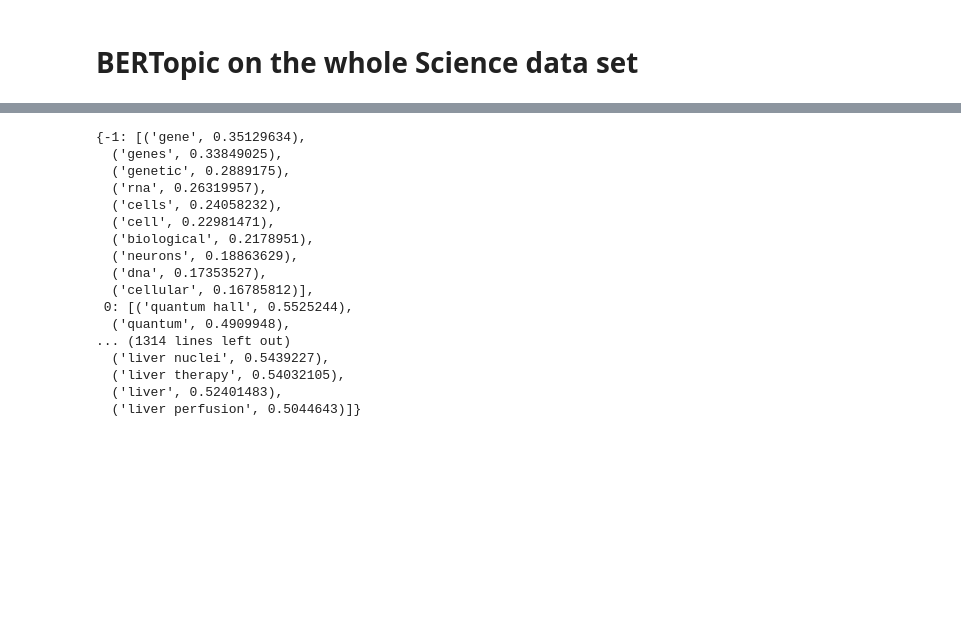
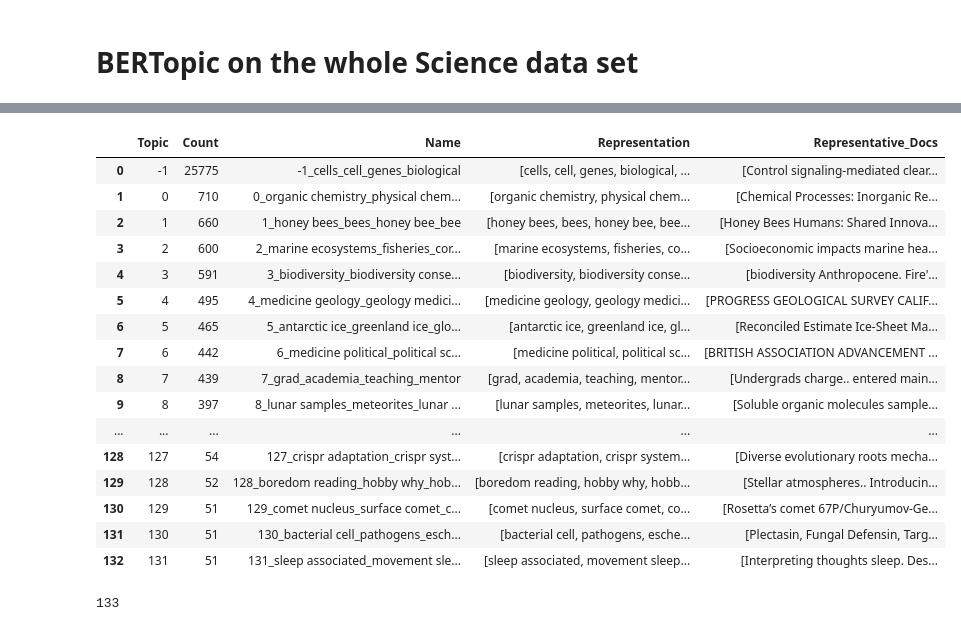
Before and after one commit to KutlualpTazefidan/convergence_oracle, a Jupyter notebook: Playground_KT/fetching/0_Semantic_API_kt/1_0_0_Clustering_using_BerTopic_for_SemanticScholar.ipynb, the cells around one changed output, grey strips where cells are left out. Saved outputs shown, nothing was run; the diff lists cells and outputs as text; code cells hidden in the pictures; blank space fills up the shorter version.

```diff
--- a/Playground_KT/fetching/0_Semantic_API_kt/1_0_0_Clustering_using_BerTopic_for_SemanticScholar.ipynb
+++ b/Playground_KT/fetching/0_Semantic_API_kt/1_0_0_Clustering_using_BerTopic_for_SemanticScholar.ipynb
@@ -293,21 +448,29 @@ model.get_topic_info()
+# %%
+# Assuming you have already fitted a BERTopic model
+topic_info_df = model.get_topic_info()
+
+# Display the contents of the DataFrame
+display(topic_info_df)
+# %% [output]
+|  | Topic | Count | Name | Representation | Representative_Docs |
+| 0 | -1 | 25775 | -1_cells_cell_genes_biological | [cells, cell, genes, biological, ... | [Control signaling-mediated clear... |
+| 1 | 0 | 710 | 0_organic chemistry_physical chem... | [organic chemistry, physical chem... | [Chemical Processes: Inorganic Re... |
+| 2 | 1 | 660 | 1_honey bees_bees_honey bee_bee | [honey bees, bees, honey bee, bee... | [Honey Bees Humans: Shared Innova... |
+| 3 | 2 | 600 | 2_marine ecosystems_fisheries_cor... | [marine ecosystems, fisheries, co... | [Socioeconomic impacts marine hea... |
+| 4 | 3 | 591 | 3_biodiversity_biodiversity conse... | [biodiversity, biodiversity conse... | [biodiversity Anthropocene. Fire'... |
+| 5 | 4 | 495 | 4_medicine geology_geology medici... | [medicine geology, geology medici... | [PROGRESS GEOLOGICAL SURVEY CALIF... |
+| 6 | 5 | 465 | 5_antarctic ice_greenland ice_glo... | [antarctic ice, greenland ice, gl... | [Reconciled Estimate Ice-Sheet Ma... |
+| 7 | 6 | 442 | 6_medicine political_political sc... | [medicine political, political sc... | [BRITISH ASSOCIATION ADVANCEMENT ... |
+| 8 | 7 | 439 | 7_grad_academia_teaching_mentor | [grad, academia, teaching, mentor... | [Undergrads charge.. entered main... |
+| 9 | 8 | 397 | 8_lunar samples_meteorites_lunar ... | [lunar samples, meteorites, lunar... | [Soluble organic molecules sample... |
+| ... | ... | ... | ... | ... | ... |
+| 128 | 127 | 54 | 127_crispr adaptation_crispr syst... | [crispr adaptation, crispr system... | [Diverse evolutionary roots mecha... |
+| 129 | 128 | 52 | 128_boredom reading_hobby why_hob... | [boredom reading, hobby why, hobb... | [Stellar atmospheres.. Introducin... |
+| 130 | 129 | 51 | 129_comet nucleus_surface comet_c... | [comet nucleus, surface comet, co... | [Rosetta’s comet 67P/Churyumov-Ge... |
+| 131 | 130 | 51 | 130_bacterial cell_pathogens_esch... | [bacterial cell, pathogens, esche... | [Plectasin, Fungal Defensin, Targ... |
+| 132 | 131 | 51 | 131_sleep associated_movement sle... | [sleep associated, movement sleep... | [Interpreting thoughts sleep. Des... |
 # %%
 topic_dict = model.get_topics()
-display(topic_dict)
+display(len(topic_dict))
 # %% [output]
-{-1: [('gene', 0.35129634),
-  ('genes', 0.33849025),
-  ('genetic', 0.2889175),
-  ('rna', 0.26319957),
-  ('cells', 0.24058232),
-  ('cell', 0.22981471),
-  ('biological', 0.2178951),
-  ('neurons', 0.18863629),
-  ('dna', 0.17353527),
-  ('cellular', 0.16785812)],
- 0: [('quantum hall', 0.5525244),
-  ('quantum', 0.4909948),
-... (1314 lines left out)
-  ('liver nuclei', 0.5439227),
-  ('liver therapy', 0.54032105),
-  ('liver', 0.52401483),
-  ('liver perfusion', 0.5044643)]}
+133
```
Also changed, not shown: parts of 12 cells of this notebook.
